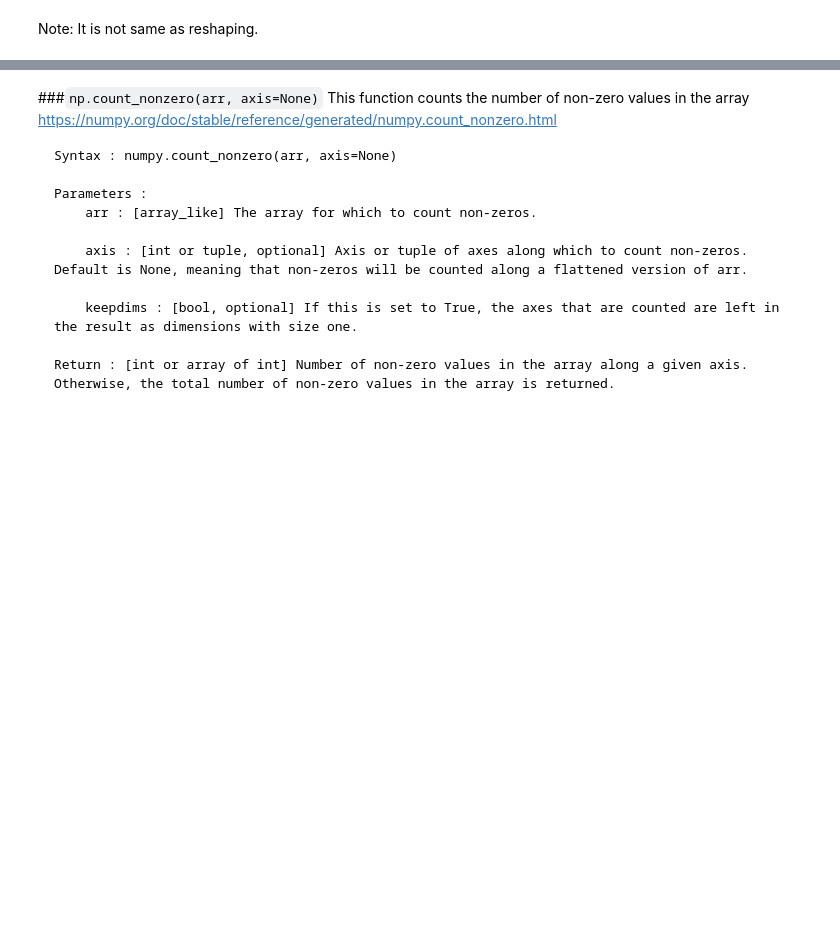
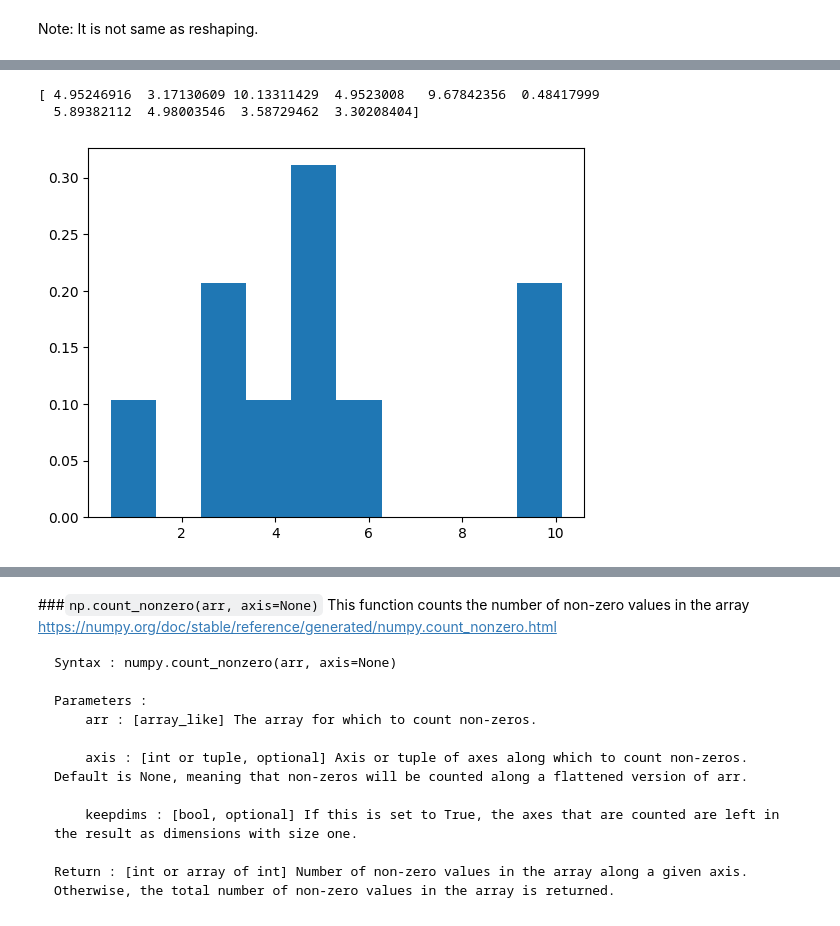
Before and after one commit to Mohshaikh23/Campus-X-DSMP-2.0, a Jupyter notebook: Week 5 - Numpy/week_5_interview_questions_numpy.ipynb, the cells around one changed output, grey strips where cells are left out. Cells and saved outputs as stored; diff of their text form; code cells hidden in the pictures; blank space fills up the shorter version.

```diff
--- a/Week 5 - Numpy/week_5_interview_questions_numpy.ipynb
+++ b/Week 5 - Numpy/week_5_interview_questions_numpy.ipynb
@@ -244,7 +267,13 @@ When ever we need to test our model on uniform data and we might not get truly u
 # %%
 #Example:
 uniform = np.random.uniform(0, 11, 10)
 print(uniform)
+plt.hist(uniform, bins = 10, density = True)
+plt.show()
+# %% [output]
+[ 4.95246916  3.17130609 10.13311429  4.9523008   9.67842356  0.48417999
+  5.89382112  4.98003546  3.58729462  3.30208404]
+[figure, added]
 # %%
 #Example:
 import matplotlib.pyplot as plt
```
Also changed, not shown: parts of 24 cells of this notebook, 6 other files.
